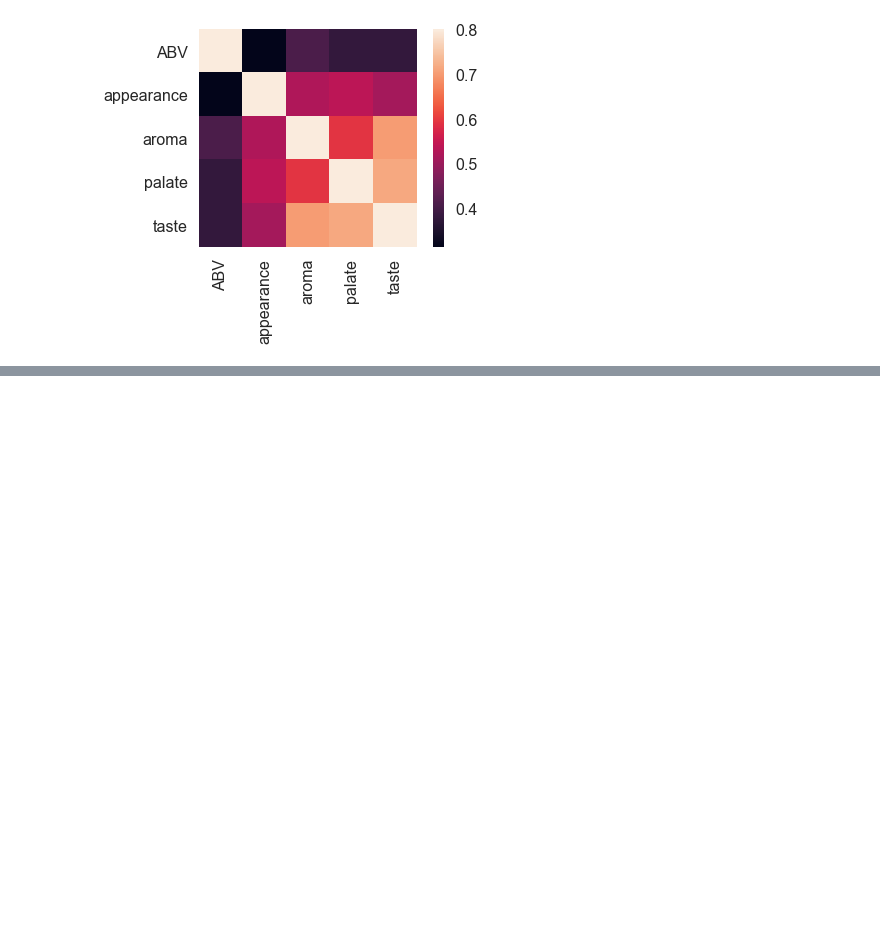
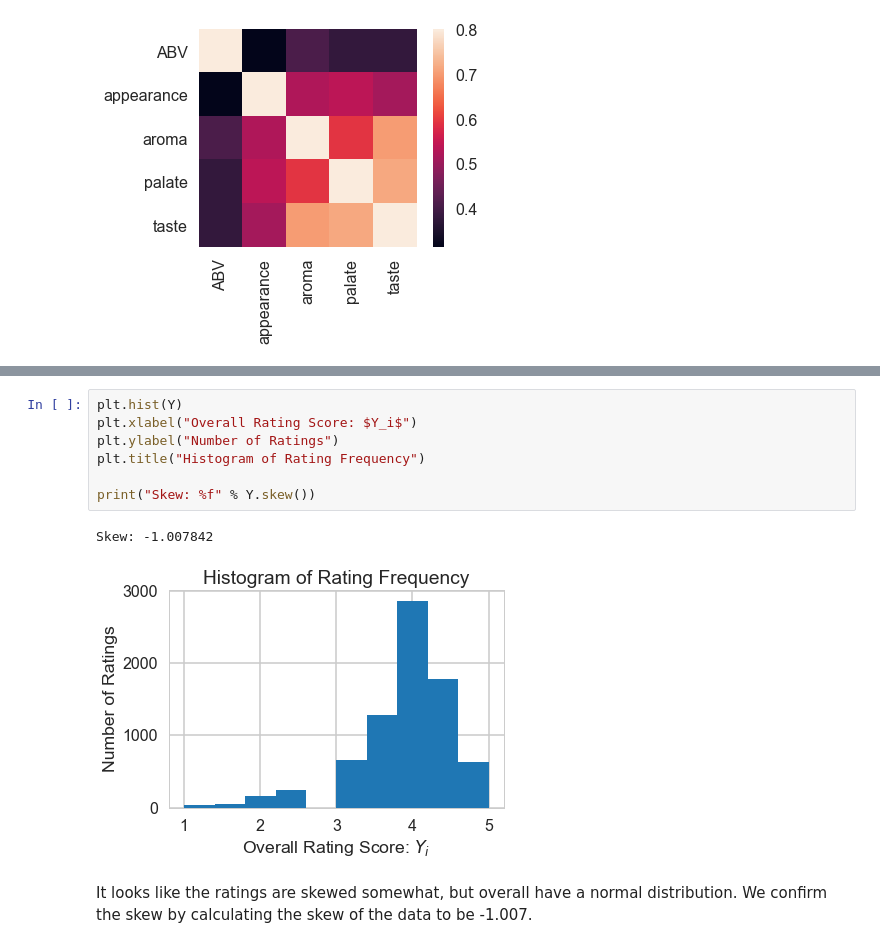
Before and after one commit to katiegrosch/beer-data-analysis, a Jupyter notebook: BeerRatingsAnalysis.ipynb, the cells around one changed output, grey strips where cells are left out. Drawn from its saved outputs; the diff is of its cells as text; blank space fills up the shorter version.

```diff
--- a/BeerRatingsAnalysis.ipynb
+++ b/BeerRatingsAnalysis.ipynb
@@ -115,0 +114,12 @@ Index(['ABV', 'beerId', 'brewerId', 'appearance', 'aroma', 'palate', 'taste',
+# %%
+plt.hist(Y)
+plt.xlabel("Overall Rating Score: $Y_i$")
+plt.ylabel("Number of Ratings")
+plt.title("Histogram of Rating Frequency")
+
+print("Skew: %f" % Y.skew())
+# %% [output]
+Skew: -1.007842
+[figure, added]
+# %% [markdown]
+It looks like the ratings are skewed somewhat, but overall have a normal distribution. We confirm the skew by calculating the skew of the data to be -1.007.
```
Also changed, not shown: parts of 3 cells of this notebook.
